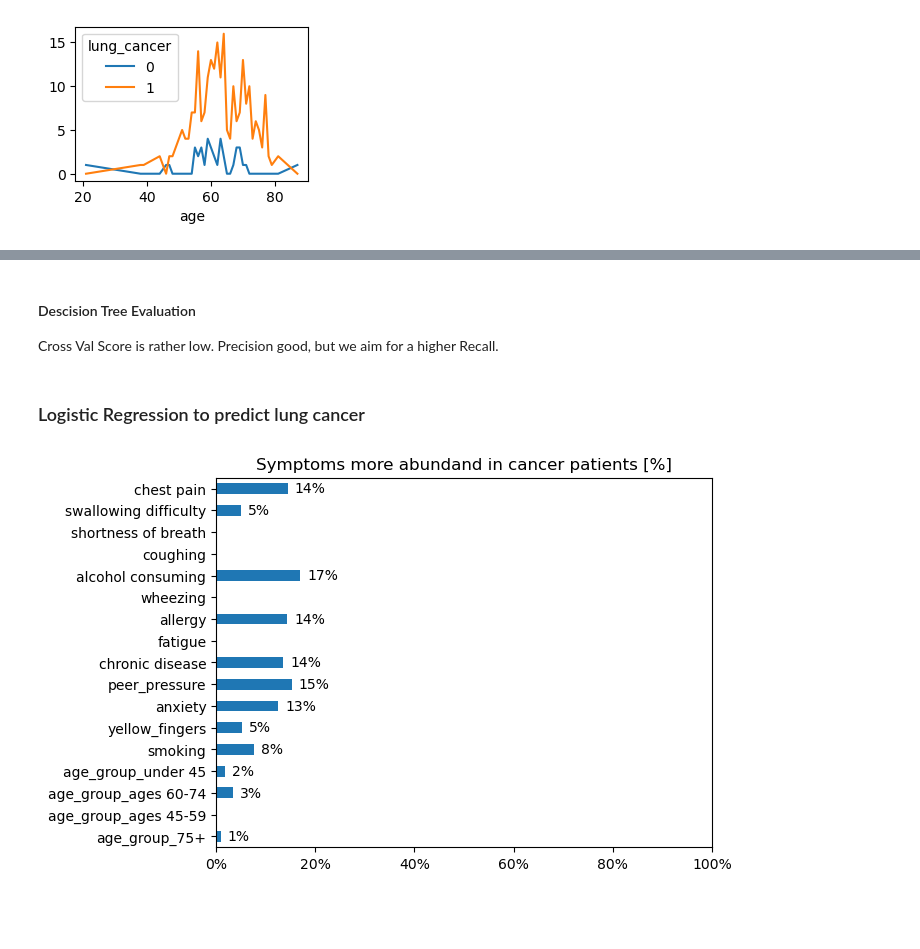
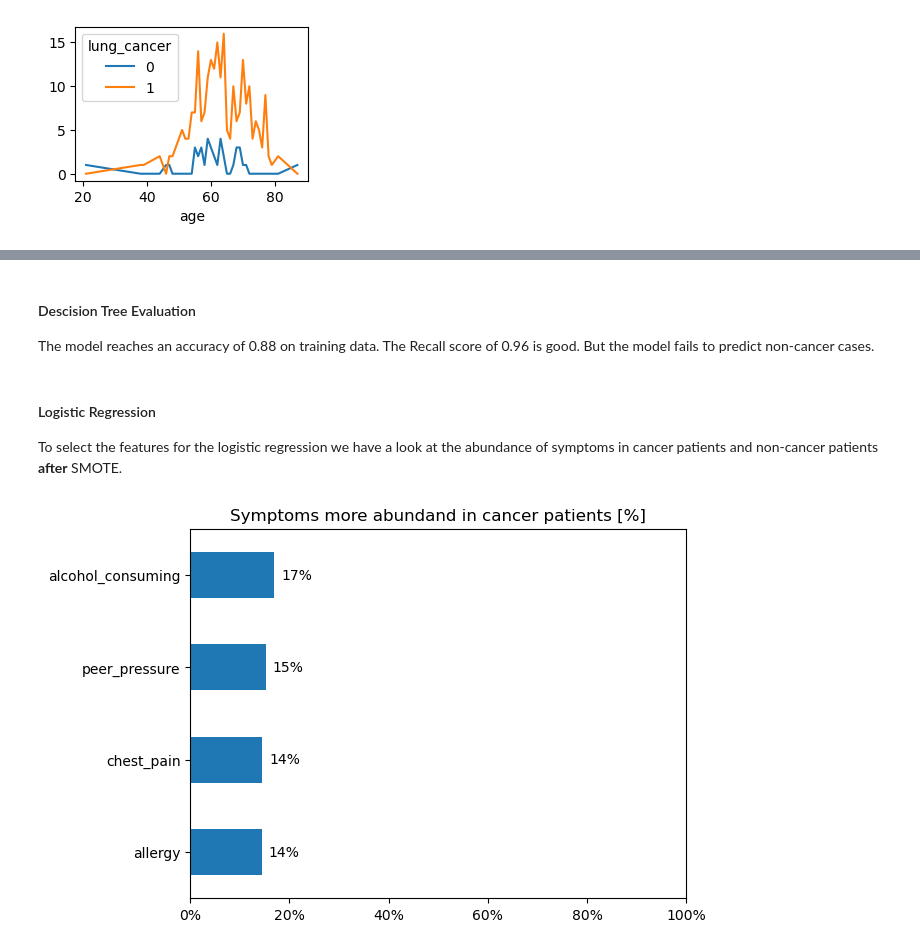
Before and after one commit to Antje1403/Data-Science-Lung-Cancer, a Jupyter notebook: Lung_cancer_Kaggle.ipynb, the cells around one changed output, grey strips where cells are left out. Saved outputs shown, nothing was run; the diff lists cells and outputs as text; code cells hidden in the pictures; blank space fills up the shorter version.

```diff
--- a/Lung_cancer_Kaggle.ipynb
+++ b/Lung_cancer_Kaggle.ipynb
@@ -607,0 +545,22 @@ array([[10,  3],
+# %%
+# Define model
+model = DecisionTreeClassifier(max_depth=4, random_state=42)
+
+# Define hyperparameter search grid
+param_grid = {
+    'criterion': ['gini', 'entropy'],
+    'splitter': ['best', 'random'],
+    'min_samples_split': [2, 5, 10],
+    'min_samples_leaf': [1, 2, 4],
+    'max_features': [None, 'sqrt', 'log2']
+}
+
+# GridSearchCV
+grid_search = GridSearchCV(estimator=model, param_grid=param_grid, cv=5, scoring='accuracy', n_jobs=-1)
+
+# train modell
+grid_search.fit(features_train_ohe, target_train)
+
+# Best Parameter and Accuracy
+print("Best Parameter:", grid_search.best_params_)
+print("Best Accuracy:", grid_search.best_score_)
@@ -608,37 +586,36 @@ array([[10,  3],
 # %% [markdown]
 #### Descision Tree Evaluation
-Cross Val Score is rather low.
-Precision good, but we aim for a higher Recall.
+The model reaches an accuracy of 0.88 on training data. The Recall score of 0.96 is good. But the model fails to predict non-cancer cases.
 # %% [markdown]
-### Logistic Regression to predict lung cancer
+#### Logistic Regression
+To select the features for the logistic regression we have a look at the abundance of symptoms in cancer patients and non-cancer patients **after** SMOTE.
 # %%
-#First let's see after SMOTE and Feature Engineering which symptoms are more abundand in the cancer group
+#Generate complete dataset of features and target after SMOTE
+features_and_target_train = features_train_ohe.copy()
+features_and_target_train["lung_cancer"] = target_train
+#Split dataset in datapoints with and without cancer
+data_lung_cancer_positive = features_and_target_train[features_and_target_train["lung_cancer"] ==1]
+data_lung_cancer_negative = features_and_target_train[features_and_target_train["lung_cancer"] ==0]
 
-#How much more people suffer from symptoms in the cancer group SMOTE dataset
-features_and_target_train = features_train_ohe.copy()
-features_and_target_train["lung_cancer"] = target_train #fuse lung cancer to features for complete dataset
-data_lung_cancer_positive = features_and_target_train[features_and_target_train["lung_cancer"] ==1] #datapoints with lung cancer
-data_lung_cancer_negative = features_and_target_train[features_and_target_train["lung_cancer"] ==0] #datapoints without lung cancer
+#mean differences of cancer group
+cancer_to_no_cancer = data_lung_cancer_positive.describe().T.drop(["age", "gender", "lung_cancer"]).loc[:,"mean"] - data_lung_cancer_negative.describe().T.drop(["age", "gender", "lung_cancer"]).loc[:,"mean"]
+cancer_to_no_cancer = cancer_to_no_cancer.sort_values(ascending = False).head(4)
+cancer_to_no_cancer = cancer_to_no_cancer.sort_values(ascending = True)
+bars = cancer_to_no_cancer.plot(kind="barh", xlim=(0,1))
 
-#compute how symptoms are more abundand in the cancer group by substracting the percent values of the cancer free group. Symptoms also occuring by the cancer free group can roughly be seen as normal.
-#(Note: There is probably a bias as the cancer free group are presumably not random people from the street but people with symptoms coming to the hospital for a check up)
-
-cancer_to_no_cancer = data_lung_cancer_positive.describe().T.drop(["age", "gender", "lung_cancer"]).loc[:,"mean"] - data_lung_cancer_negative.describe().T.drop(["age", "gender", "lung_cancer"]).loc[:,"mean"]
-
-bars = cancer_to_no_cancer.plot(kind="barh", xlim=(0,1))
 plt.title("Symptoms more abundand in cancer patients [%]")
 
 for bar in bars.patches:
     plt.annotate(f'{bar.get_width():.0%}',
                  xy=(bar.get_width(), bar.get_y() + bar.get_height() / 2),
                  xytext=(5, 0),
                  textcoords='offset points',
                  ha='left', va='center',
                  fontsize=10, color='black')
 
 plt.gca().xaxis.set_major_formatter(mtick.PercentFormatter(1))
 # %% [output]
-[figure, old version]
+[figure, new version]
 # %%
 #symptoms more abundand in the no cancer group SMOTE dataset
 cancer_to_no_cancer_reverse = data_lung_cancer_negative.describe().T.drop(["age", "gender", "lung_cancer"]).loc[:,"mean"] - data_lung_cancer_positive.describe().T.drop(["age", "gender", "lung_cancer"]).loc[:,"mean"]
```
Also changed, not shown: parts of 45 cells of this notebook, 4 other files.
